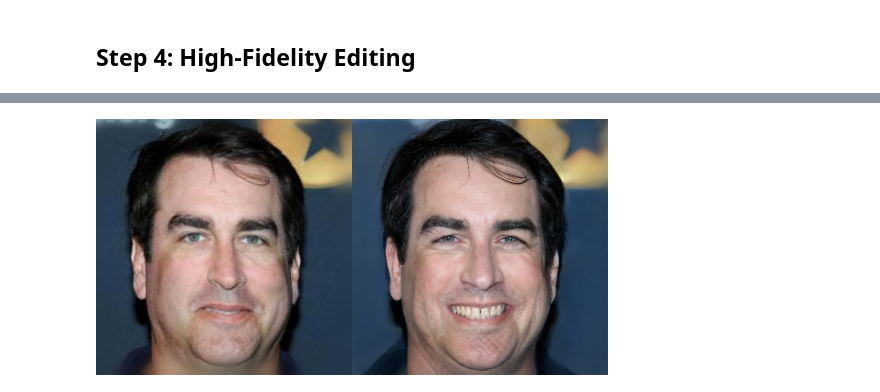
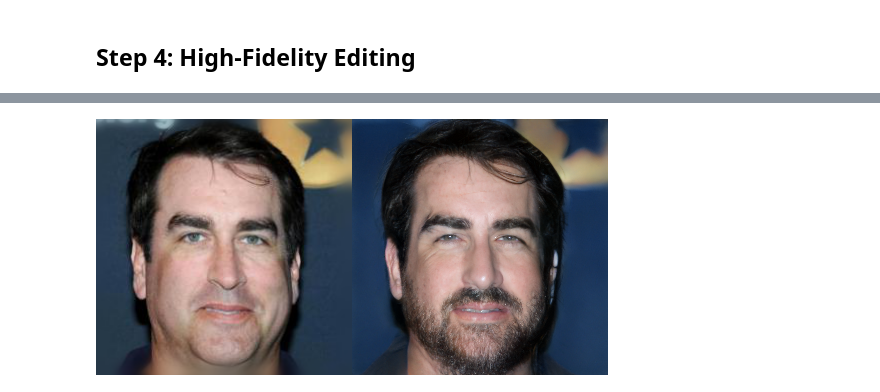
Before and after one commit to Tengfei-Wang/HFGI, a Jupyter notebook: HFGI_playground.ipynb, the cells around one changed output, grey strips where cells are left out. Cells and saved outputs as stored; diff of their text form; code cells hidden in the pictures.

```diff
--- a/HFGI_playground.ipynb
+++ b/HFGI_playground.ipynb
@@ -65,0 +97,20 @@ We load the input image and align it (optional).
+# %%
+from google.colab import files
+import PIL.Image as Image
+import IPython.display
+#@title #Upload your photo { display-mode: "form" }
+
+print('Please upload your photo from computer')
+
+uploaded = files.upload()
+for fp in uploaded.keys():
+  print('Upload file to test_imgs/{name}'.format(name=fp))
+
+os.rename(fp, fp.replace(" ", ""))
+fp = fp.replace(" ", "")
+!mv $fp test_imgs/$fp
+image_path = 'test_imgs/'+fp
+
+original_image = Image.open(image_path)
+original_image = original_image.convert("RGB")
+display(original_image)
@@ -66,17 +129,11 @@ We load the input image and align it (optional).
 # %%
 # Setup required image transformations
+run_align = True #@param {type:"boolean"}
+
 EXPERIMENT_ARGS = {
-        "image_path": "test_imgs/00044.jpg"
-    }
-
-EXPERIMENT_ARGS['transform'] = transforms.Compose([
+    'transform' : transforms.Compose([
     transforms.Resize((256, 256)),
     transforms.ToTensor(),
     transforms.Normalize([0.5, 0.5, 0.5], [0.5, 0.5, 0.5])])
+}
 resize_dims = (256, 256)
-# %%
-image_path = EXPERIMENT_ARGS["image_path"]
-original_image = Image.open(image_path)
-original_image = original_image.convert("RGB")
-
-run_align = True
@@ -282,14 +275,16 @@ edit_degree = 1.5
 # %%
-img_edit, edit_latents = editor.apply_interfacegan(latent_codes[0].unsqueeze(0).cuda(), edit_direction, factor=edit_degree)
+#@title #Select GANspace attributes { display-mode: "form", run: "auto" }
+selected_attr = 'beard' #@param ['eyes', 'beard', 'lip']
+
+edit_direction = ganspace_directions[selected_attr]
+
+img_edit, edit_latents = editor.apply_ganspace(latent_codes[0].unsqueeze(0).cuda(), ganspace_pca, [edit_direction])
 # align the distortion map
 img_edit = torch.nn.functional.interpolate(torch.clamp(img_edit, -1., 1.), size=(256,256) , mode='bilinear')
 res_align  = net.grid_align(torch.cat((res, img_edit  ), 1))
-
-# fusion
 conditions = net.residue(res_align)
 result, _ = net.decoder([edit_latents],conditions, input_is_latent=True, randomize_noise=False, return_latents=True)
-
 result = torch.nn.functional.interpolate(result, size=(256,256) , mode='bilinear')
 display_alongside_source_image(tensor2im(result[0]), input_image)
 # %% [output]
-[figure, old version]
+[figure, new version]
```
Also changed, not shown: parts of 19 cells of this notebook, 1 other file.
